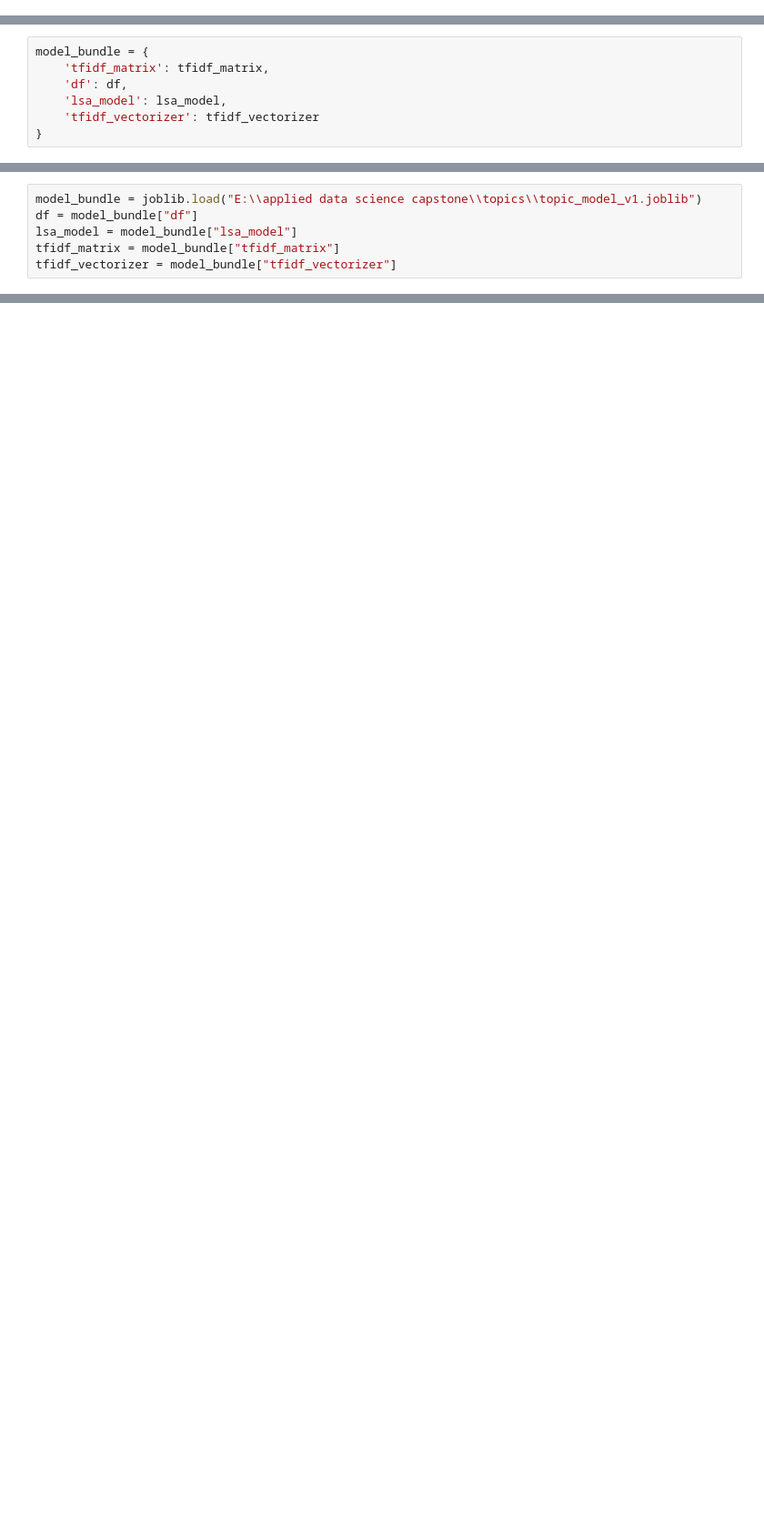
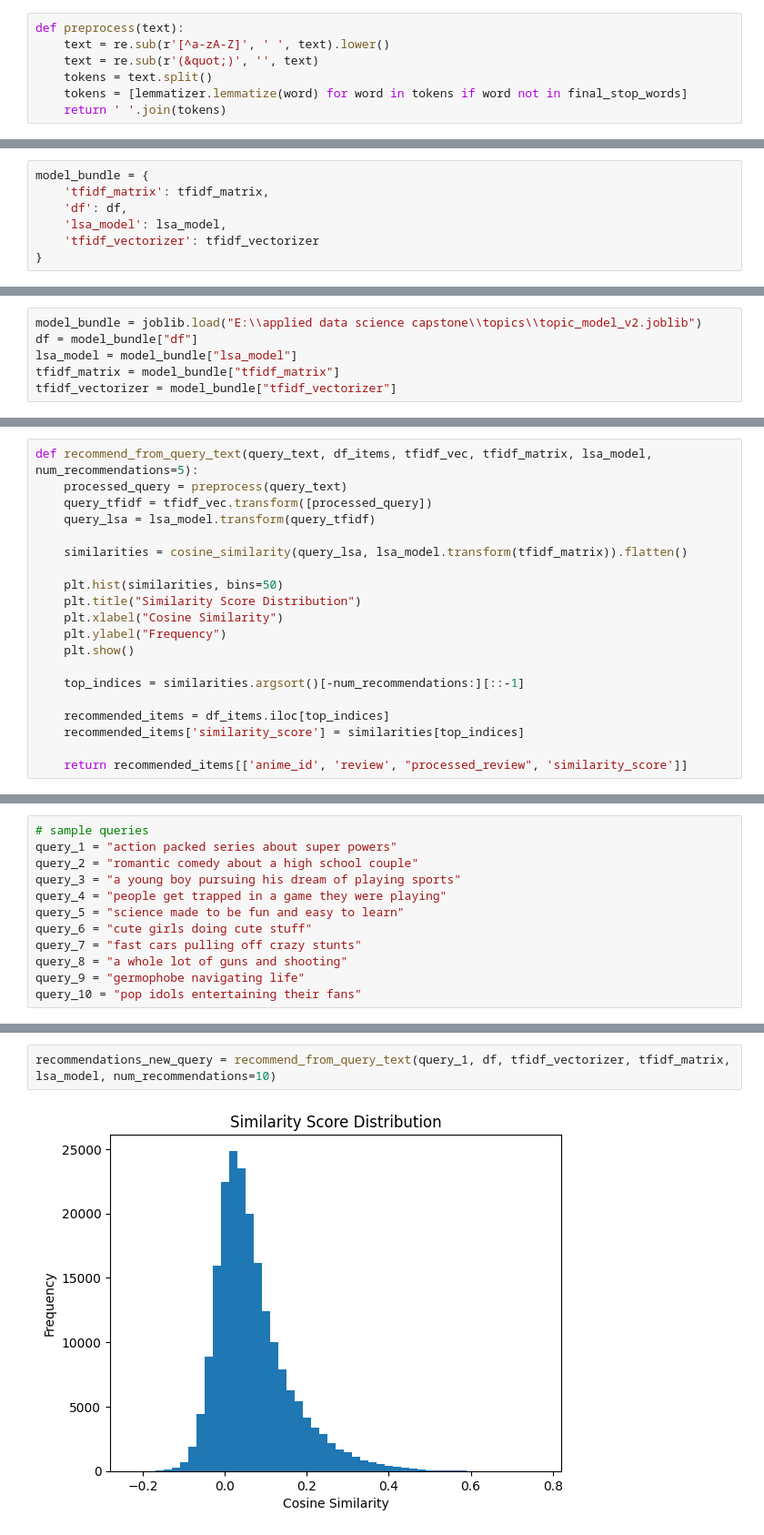
Before and after one commit to deltel/anime-recommendation-documentation, a Jupyter notebook: modelling.ipynb, the cells around one changed output, grey strips where cells are left out. Shown at 91% size. Saved outputs shown, nothing was run; the diff lists cells and outputs as text; blank space fills up the shorter version.

Commit message:
Add second model for topic modelling

```diff
--- a/modelling.ipynb
+++ b/modelling.ipynb
@@ -311,2 +401,9 @@ memory usage: 3.1+ MB
+# %%
+def preprocess(text):
+    text = re.sub(r'[^a-zA-Z]', ' ', text).lower()
+    text = re.sub(r'(&quot;)', '', text)
+    tokens = text.split()
+    tokens = [lemmatizer.lemmatize(word) for word in tokens if word not in final_stop_words]
+    return ' '.join(tokens)
 # %%
 df['processed_review'] = df['review'].apply(preprocess)
@@ -361,5 +486,5 @@ joblib.dump(model_bundle, "E:\\applied data science capstone\\topics\\topic_mode
 # %%
-model_bundle = joblib.load("E:\\applied data science capstone\\topics\\topic_model_v1.joblib")
+model_bundle = joblib.load("E:\\applied data science capstone\\topics\\topic_model_v2.joblib")
 df = model_bundle["df"]
 lsa_model = model_bundle["lsa_model"]
 tfidf_matrix = model_bundle["tfidf_matrix"]
@@ -366,0 +530,20 @@ tfidf_vectorizer = model_bundle["tfidf_vectorizer"]
+# %%
+def recommend_from_query_text(query_text, df_items, tfidf_vec, tfidf_matrix, lsa_model, num_recommendations=5):
+    processed_query = preprocess(query_text)
+    query_tfidf = tfidf_vec.transform([processed_query])
+    query_lsa = lsa_model.transform(query_tfidf)
+
+    similarities = cosine_similarity(query_lsa, lsa_model.transform(tfidf_matrix)).flatten()
+
+    plt.hist(similarities, bins=50)
+    plt.title("Similarity Score Distribution")
+    plt.xlabel("Cosine Similarity")
+    plt.ylabel("Frequency")
+    plt.show()
+
+    top_indices = similarities.argsort()[-num_recommendations:][::-1]
+
+    recommended_items = df_items.iloc[top_indices]
+    recommended_items['similarity_score'] = similarities[top_indices]
+
+    return recommended_items[['anime_id', 'review', "processed_review", 'similarity_score']]
@@ -366,0 +553,12 @@ tfidf_vectorizer = model_bundle["tfidf_vectorizer"]
+# %%
+# sample queries
+query_1 = "action packed series about super powers"
+query_2 = "romantic comedy about a high school couple"
+query_3 = "a young boy pursuing his dream of playing sports"
+query_4 = "people get trapped in a game they were playing"
+query_5 = "science made to be fun and easy to learn"
+query_6 = "cute girls doing cute stuff"
+query_7 = "fast cars pulling off crazy stunts"
+query_8 = "a whole lot of guns and shooting"
+query_9 = "germophobe navigating life"
+query_10 = "pop idols entertaining their fans"
@@ -366,0 +567,4 @@ tfidf_vectorizer = model_bundle["tfidf_vectorizer"]
+# %%
+recommendations_new_query = recommend_from_query_text(query_1, df, tfidf_vectorizer, tfidf_matrix, lsa_model, num_recommendations=10)
+# %% [output]
+[figure, added]
```
Also changed, not shown: parts of 80 cells of this notebook, 1 other file.
